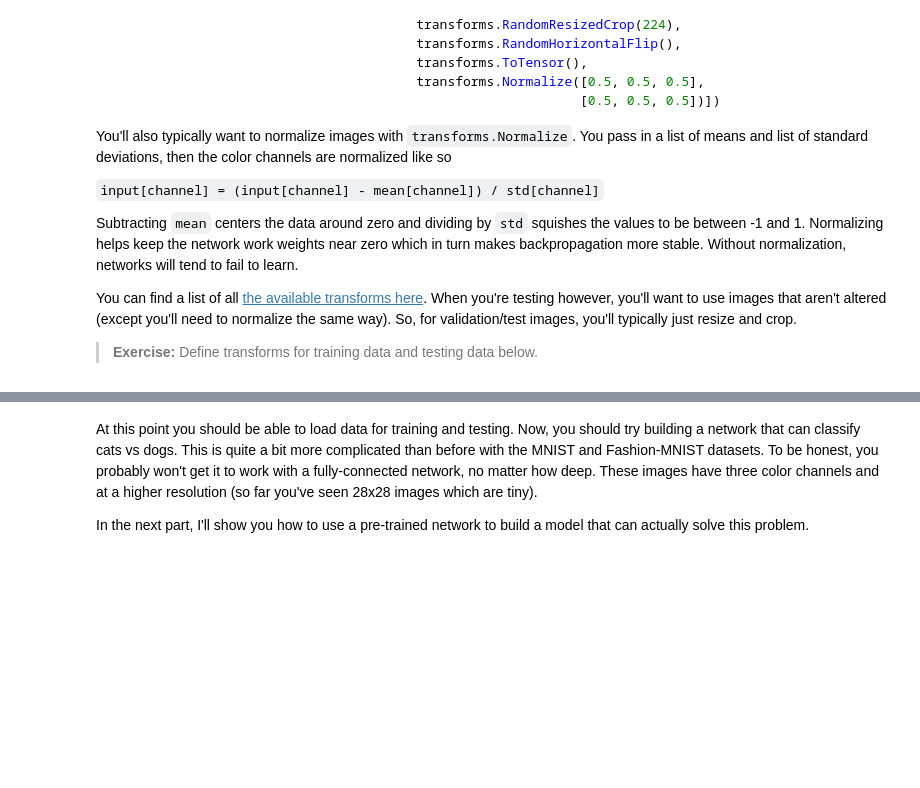
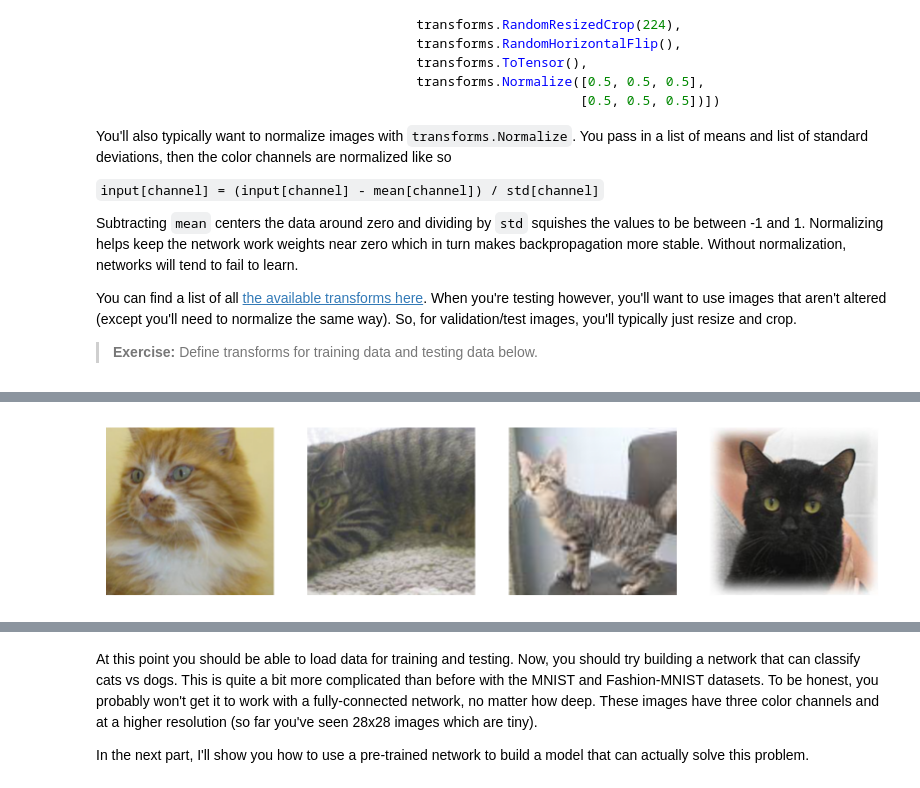
Before and after one commit to pappataci/ML-with-Torch, a Jupyter notebook: fashionMNIST/Part 7 - Loading Image Data (Exercises).ipynb, the cells around one changed output, grey strips where cells are left out. Saved outputs shown, nothing was run; the diff lists cells and outputs as text; code cells hidden in the pictures; blank space fills up the shorter version.

```diff
--- a/fashionMNIST/Part 7 - Loading Image Data (Exercises).ipynb
+++ b/fashionMNIST/Part 7 - Loading Image Data (Exercises).ipynb
@@ -128,9 +122,21 @@ You can find a list of all [the available transforms here](http://pytorch.org/do
 data_dir = 'Cat_Dog_data'
 
 # TODO: Define transforms for the training data and testing data
-train_transforms =
+train_transforms = transforms.Compose([transforms.RandomRotation(25),
+                                       transforms.RandomResizedCrop(210),
+                                       transforms.RandomHorizontalFlip(),
+                                       transforms.RandomVerticalFlip(),
+                                       transforms.ToTensor(),
+                                       transforms.Normalize([0.5, 0.5, 0.5],
+                                                            [0.5, 0.5, 0.5])])
 
-test_transforms =
+test_transforms = transforms.Compose([
+                                        transforms.Resize(256),  # First, resize to a larger square
+                                        transforms.CenterCrop(210),  # Then, crop to the same size used in training
+                                        transforms.ToTensor(),
+                                        # transforms.Normalize([0.5, 0.5, 0.5],
+                                        #                     [0.5, 0.5, 0.5])
+                                    ])
 
 
 # Pass transforms in here, then run the next cell to see how the transforms look
@@ -151,3 +159,21 @@ for ii in range(4):
+# %%
+import numpy as np
+import matplotlib.pyplot as plt
+
+def imshow(img, ax=None):
+    img = img / 2 + 0.5  # reverse the normalization
+    npimg = img.numpy()
+    if ax is None:
+        ax = plt.gca()
+    ax.imshow(np.transpose(npimg, (1, 2, 0)))  # transpose dimensions for display
+    ax.axis('off')  # turn off axis
+
+fig, axes = plt.subplots(figsize=(10,4), ncols=4)
+for ii in range(4):
+    ax = axes[ii]
+    imshow(images[ii], ax=ax)  # Pass ax as an argument
+# %% [output]
+[figure, added]
 # %% [markdown]
 Your transformed images should look something like this.
 
```
Also changed, not shown: parts of 4 cells of this notebook.
